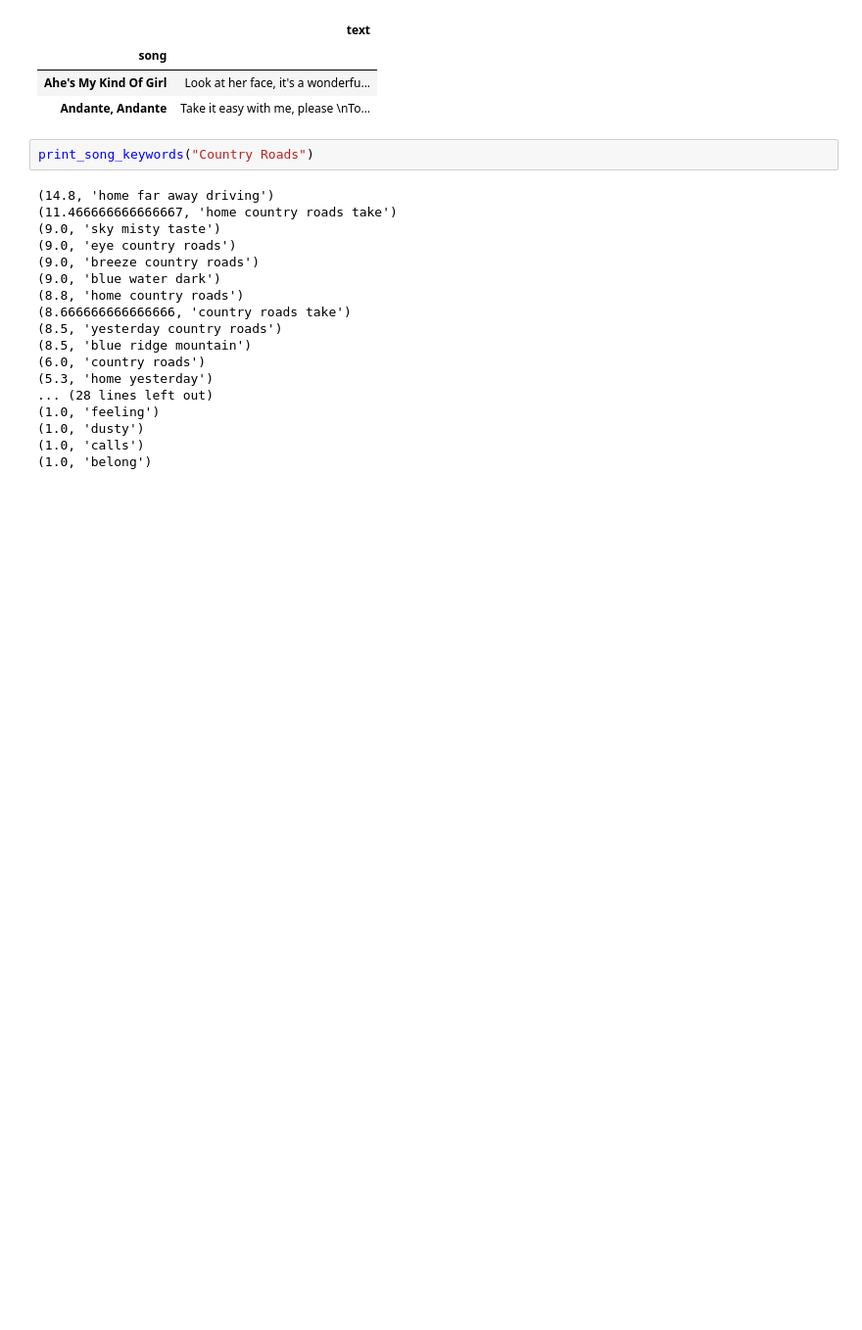
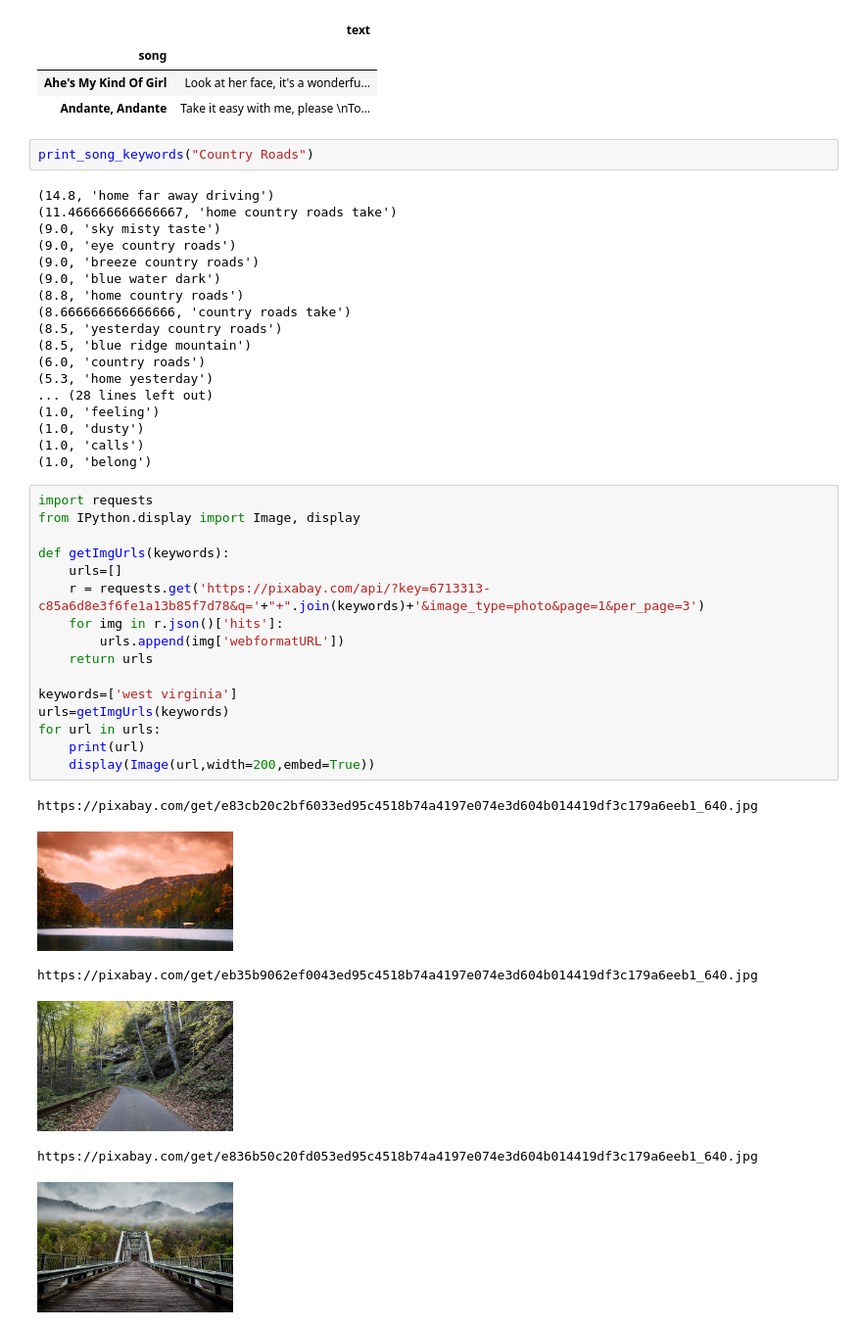
Before and after one commit to michael1albq/DataStories, a Jupyter notebook: Segmentation and Extraction.ipynb, the cells around one changed output. Shown: that part at 98% size. Drawn from its saved outputs; the diff is of its cells as text; blank space fills up the shorter version.

Commit message:
This updated version has the pixabay results to show to the class

```diff
--- a/Segmentation and Extraction.ipynb
+++ b/Segmentation and Extraction.ipynb
@@ -49,3 +49,26 @@ print_song_keywords("Country Roads")
 (1.0, 'dusty')
 (1.0, 'calls')
 (1.0, 'belong')
+# %%
+import requests
+from IPython.display import Image, display
+
+def getImgUrls(keywords):
+    urls=[]
+    r = requests.get('https://pixabay.com/api/?key=6713313-c85a6d8e3f6fe1a13b85f7d78&q='+"+".join(keywords)+'&image_type=photo&page=1&per_page=3')
+    for img in r.json()['hits']:
+        urls.append(img['webformatURL'])
+    return urls
+
+keywords=['west virginia']
+urls=getImgUrls(keywords)
+for url in urls:
+    print(url)
+    display(Image(url,width=200,embed=True))
+# %% [output]
+https://pixabay.com/get/e83cb20c2bf6033ed95c4518b74a4197e074e3d604b014419df3c179a6eeb1_640.jpg
+[figure, added]
+https://pixabay.com/get/eb35b9062ef0043ed95c4518b74a4197e074e3d604b014419df3c179a6eeb1_640.jpg
+[figure, added]
+https://pixabay.com/get/e836b50c20fd053ed95c4518b74a4197e074e3d604b014419df3c179a6eeb1_640.jpg
+[figure, added]
```
